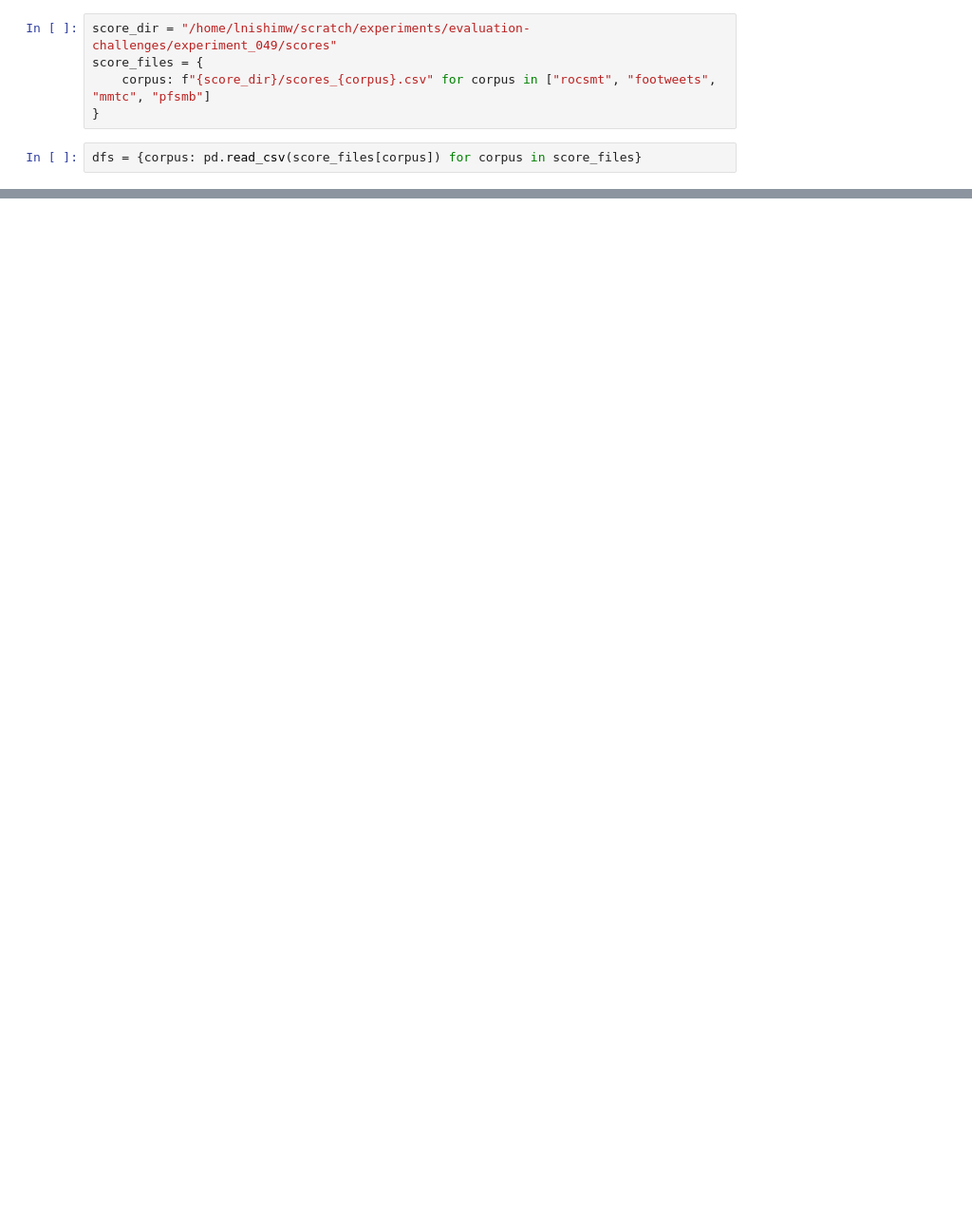
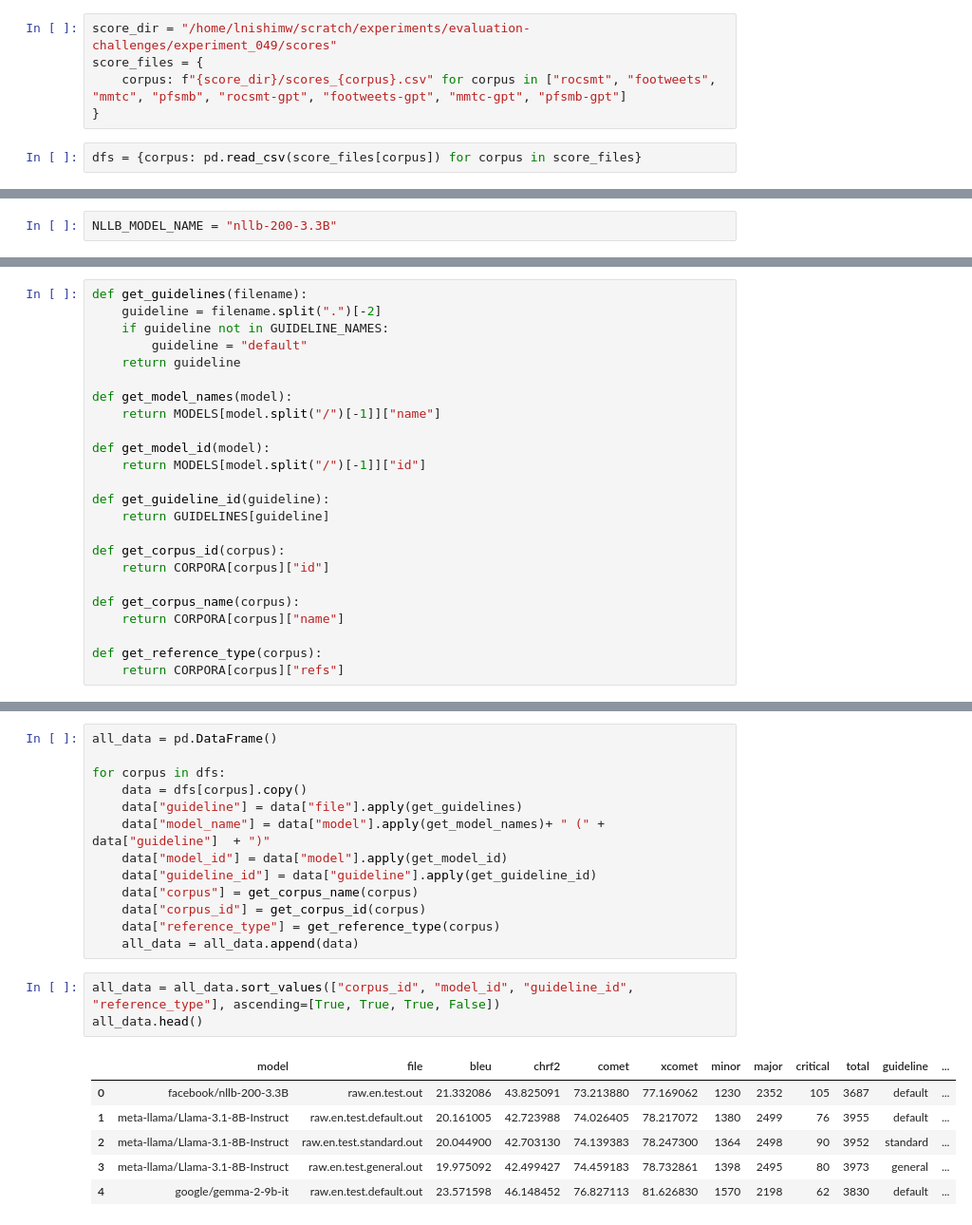
Before and after one commit to lydianish-phd/evaluation-challenges, a Jupyter notebook: src/draft.ipynb, the cells around one changed output, grey strips where cells are left out. Shown at 95% size. Cells and saved outputs as stored; diff of their text form; blank space fills up the shorter version.

```diff
--- a/src/draft.ipynb
+++ b/src/draft.ipynb
@@ -14,7 +8,7 @@ data = {
 # %%
 score_dir = "/home/lnishimw/scratch/experiments/evaluation-challenges/experiment_049/scores"
 score_files = {
-    corpus: f"{score_dir}/scores_{corpus}.csv" for corpus in ["rocsmt", "footweets", "mmtc", "pfsmb"]
+    corpus: f"{score_dir}/scores_{corpus}.csv" for corpus in ["rocsmt", "footweets", "mmtc", "pfsmb", "rocsmt-gpt", "footweets-gpt", "mmtc-gpt", "pfsmb-gpt"]
 }
 # %%
 dfs = {corpus: pd.read_csv(score_files[corpus]) for corpus in score_files}
@@ -59,0 +17,2 @@ plt.show()
+# %%
+NLLB_MODEL_NAME = "nllb-200-3.3B"
@@ -59,0 +87,24 @@ plt.show()
+# %%
+def get_guidelines(filename):
+    guideline = filename.split(".")[-2]
+    if guideline not in GUIDELINE_NAMES:
+        guideline = "default"
+    return guideline
+
+def get_model_names(model):
+    return MODELS[model.split("/")[-1]]["name"]
+
+def get_model_id(model):
+    return MODELS[model.split("/")[-1]]["id"]
+
+def get_guideline_id(guideline):
+    return GUIDELINES[guideline]
+
+def get_corpus_id(corpus):
+    return CORPORA[corpus]["id"]
+
+def get_corpus_name(corpus):
+    return CORPORA[corpus]["name"]
+
+def get_reference_type(corpus):
+    return CORPORA[corpus]["refs"]
@@ -59,0 +117,23 @@ plt.show()
+# %%
+all_data = pd.DataFrame()
+
+for corpus in dfs:
+    data = dfs[corpus].copy()
+    data["guideline"] = data["file"].apply(get_guidelines)
+    data["model_name"] = data["model"].apply(get_model_names)+ " (" + data["guideline"]  + ")"
+    data["model_id"] = data["model"].apply(get_model_id)
+    data["guideline_id"] = data["guideline"].apply(get_guideline_id)
+    data["corpus"] = get_corpus_name(corpus)
+    data["corpus_id"] = get_corpus_id(corpus)
+    data["reference_type"] = get_reference_type(corpus)
+    all_data = all_data.append(data)
+# %%
+all_data = all_data.sort_values(["corpus_id", "model_id", "guideline_id", "reference_type"], ascending=[True, True, True, False])
+all_data.head()
+# %% [output]
+|  | model | file | bleu | chrf2 | comet | xcomet | minor | major | critical | total | guideline | ... |
+| 0 | facebook/nllb-200-3.3B | raw.en.test.out | 21.332086 | 43.825091 | 73.213880 | 77.169062 | 1230 | 2352 | 105 | 3687 | default | ... |
+| 1 | meta-llama/Llama-3.1-8B-Instruct | raw.en.test.default.out | 20.161005 | 42.723988 | 74.026405 | 78.217072 | 1380 | 2499 | 76 | 3955 | default | ... |
+| 2 | meta-llama/Llama-3.1-8B-Instruct | raw.en.test.standard.out | 20.044900 | 42.703130 | 74.139383 | 78.247300 | 1364 | 2498 | 90 | 3952 | standard | ... |
+| 3 | meta-llama/Llama-3.1-8B-Instruct | raw.en.test.general.out | 19.975092 | 42.499427 | 74.459183 | 78.732861 | 1398 | 2495 | 80 | 3973 | general | ... |
+| 4 | google/gemma-2-9b-it | raw.en.test.default.out | 23.571598 | 46.148452 | 76.827113 | 81.626830 | 1570 | 2198 | 62 | 3830 | default | ... |
```
Also changed, not shown: parts of 29 cells of this notebook, 4 other files.
